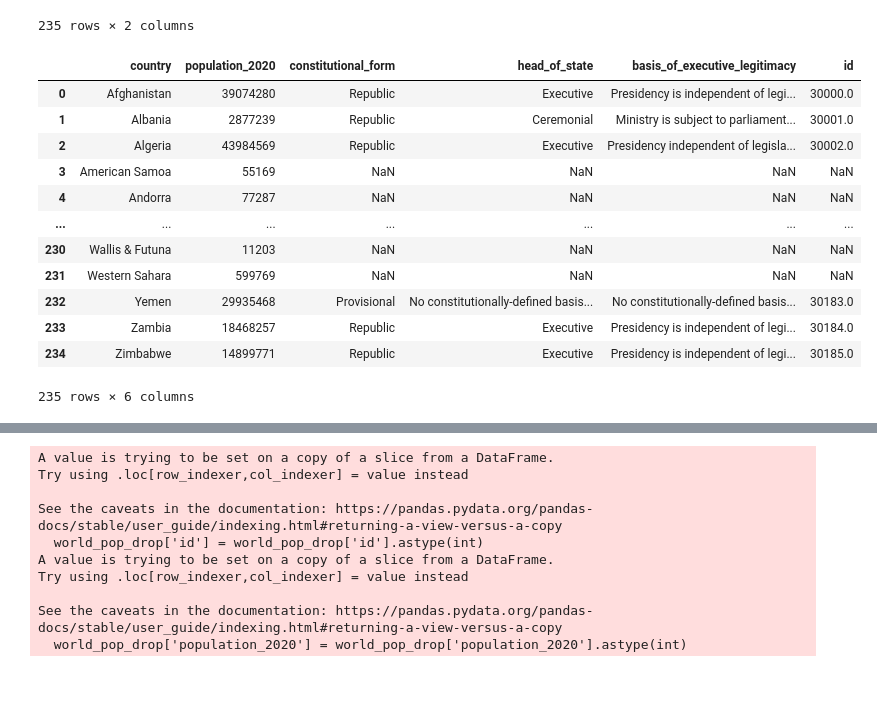
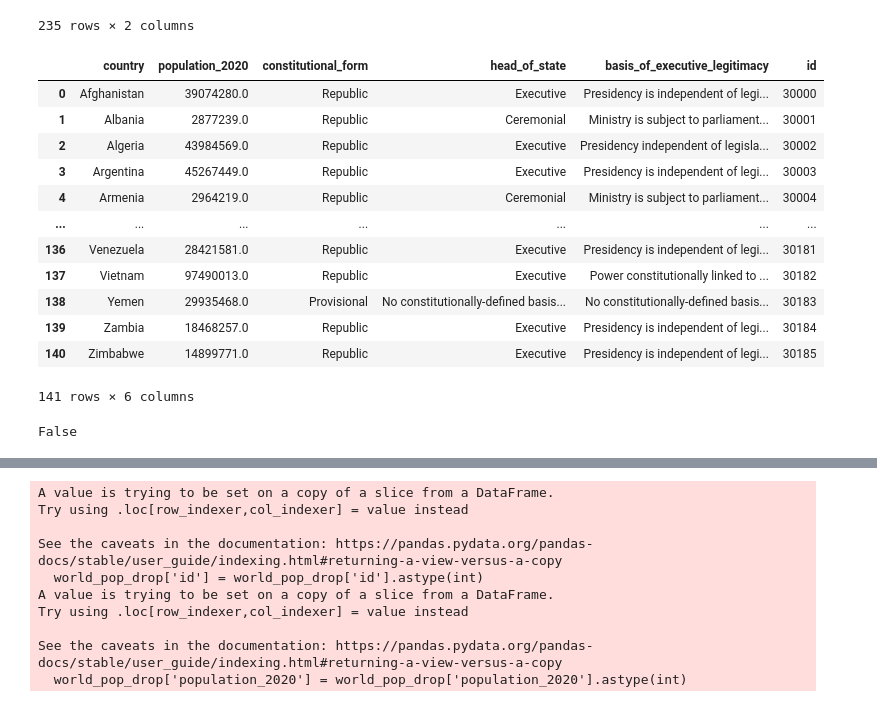
Before and after one commit to jonathanezeugo/Happiness_vs_Pandemic, a Jupyter notebook: happiness_vs_pandemic.ipynb, the cells around one changed output, grey strips where cells are left out. Saved outputs shown, nothing was run; the diff lists cells and outputs as text; code cells hidden in the pictures.

```diff
--- a/happiness_vs_pandemic.ipynb
+++ b/happiness_vs_pandemic.ipynb
@@ -295,20 +295,20 @@ world_pop_sort=world_pop_sort.replace( to_replace="DR Congo", value="Democratic
 world_pop_sort=world_pop_sort.replace( to_replace="(Czechia)", value="",regex=True )
 world_pop_sort=world_pop_sort.replace( to_replace="()", value="",regex=True )
 # %%
-world_pop_merg = pd.merge(world_pop_sort,un_govt_clean, on= 'country', how='left' )
+world_pop_merg = pd.merge(world_pop_sort,un_govt_clean, on= 'country', how='right' )
 world_pop_merg
 # %% [output]
 |  | country | population_2020 | constitutional_form | head_of_state | basis_of_executive_legitimacy | id |
-| 0 | Afghanistan | 39074280 | Republic | Executive | Presidency is independent of legi... | 30000.0 |
-| 1 | Albania | 2877239 | Republic | Ceremonial | Ministry is subject to parliament... | 30001.0 |
-| 2 | Algeria | 43984569 | Republic | Executive | Presidency independent of legisla... | 30002.0 |
-| 3 | American Samoa | 55169 | NaN | NaN | NaN | NaN |
-| 4 | Andorra | 77287 | NaN | NaN | NaN | NaN |
+| 0 | Afghanistan | 39074280.0 | Republic | Executive | Presidency is independent of legi... | 30000 |
+| 1 | Albania | 2877239.0 | Republic | Ceremonial | Ministry is subject to parliament... | 30001 |
+| 2 | Algeria | 43984569.0 | Republic | Executive | Presidency independent of legisla... | 30002 |
+| 3 | Argentina | 45267449.0 | Republic | Executive | Presidency is independent of legi... | 30003 |
+| 4 | Armenia | 2964219.0 | Republic | Ceremonial | Ministry is subject to parliament... | 30004 |
 | ... | ... | ... | ... | ... | ... | ... |
-| 230 | Wallis & Futuna | 11203 | NaN | NaN | NaN | NaN |
-| 231 | Western Sahara | 599769 | NaN | NaN | NaN | NaN |
-| 232 | Yemen | 29935468 | Provisional | No constitutionally-defined basis... | No constitutionally-defined basis... | 30183.0 |
-| 233 | Zambia | 18468257 | Republic | Executive | Presidency is independent of legi... | 30184.0 |
-| 234 | Zimbabwe | 14899771 | Republic | Executive | Presidency is independent of legi... | 30185.0 |
+| 136 | Venezuela | 28421581.0 | Republic | Executive | Presidency is independent of legi... | 30181 |
+| 137 | Vietnam | 97490013.0 | Republic | Executive | Power constitutionally linked to ... | 30182 |
+| 138 | Yemen | 29935468.0 | Provisional | No constitutionally-defined basis... | No constitutionally-defined basis... | 30183 |
+| 139 | Zambia | 18468257.0 | Republic | Executive | Presidency is independent of legi... | 30184 |
+| 140 | Zimbabwe | 14899771.0 | Republic | Executive | Presidency is independent of legi... | 30185 |
-235 rows × 6 columns
+141 rows × 6 columns
 # %%
@@ -315,0 +316,4 @@ world_pop_drop=world_pop_merg.dropna(subset=['constitutional_form'])
+# %%
+world_pop_drop.isnull().values.any()
+# %% [output]
+False
```
Also changed, not shown: parts of 52 cells of this notebook, 10 other files.
